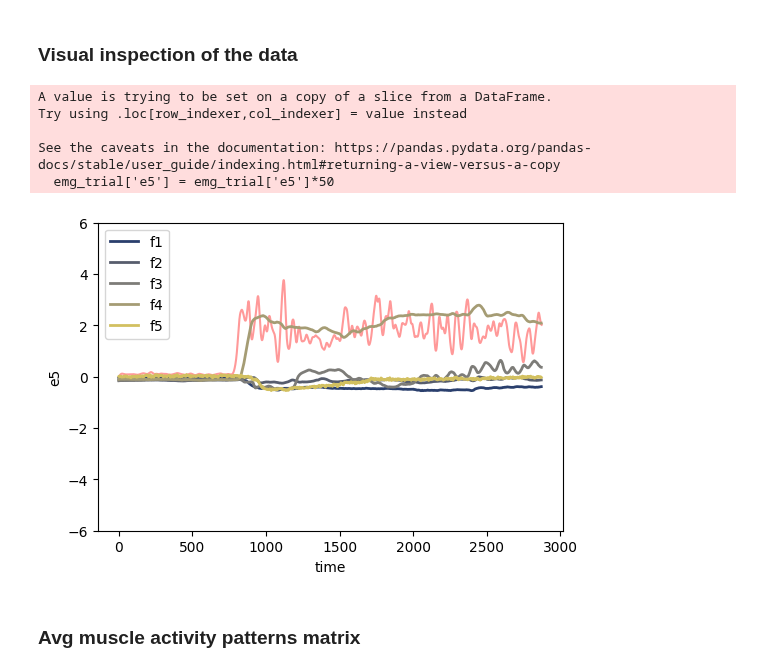
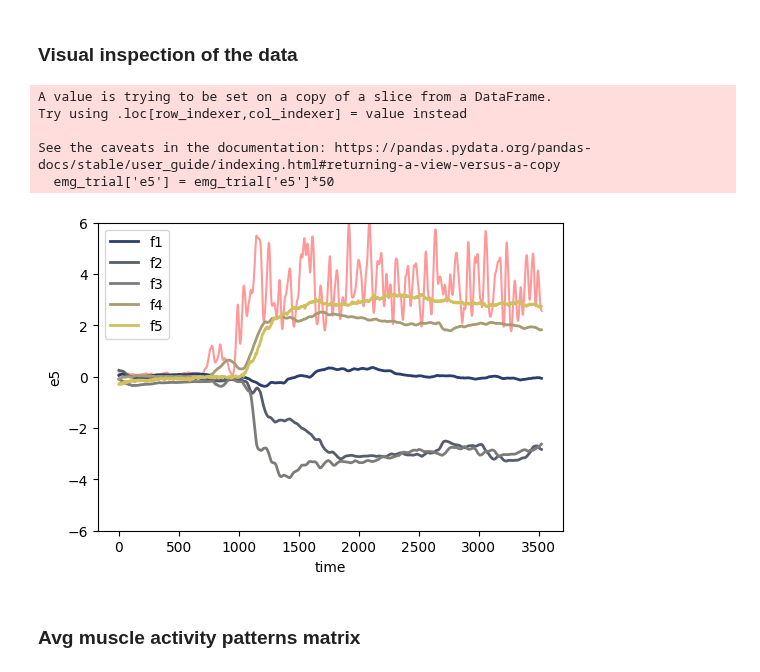
Before and after one commit to alighavam/EFC_patternfMRI, a Jupyter notebook: efcp_notebook.ipynb, the cells around one changed output. Drawn from its saved outputs; the diff is of its cells as text; code cells hidden in the pictures.

```diff
--- a/efcp_notebook.ipynb
+++ b/efcp_notebook.ipynb
@@ -36,38 +36,38 @@ import importlib
 import matplotlib.pyplot as plt
 import seaborn as sns
 
-BN = 1
-TN = 9
+BN = 3
+TN = 11
 
 mov_trial = mov[(mov['BN'])==BN & (mov['TN']==TN) & (mov['state']<4)]
 emg_trial = emg[(emg['BN'])==BN & (emg['TN']==TN)]
 
 # plot force:
 fig, ax1 = plt.subplots(1, 1, sharex=True, figsize=(6, 4))
 colors = sns.color_palette("cividis", 5)  # Generate a list of 5 colors from the 'cividis' palette
 
 # Plot emg:
 emg_trial['e5'] = emg_trial['e5']*50
 sns.lineplot(data=emg_trial, x='time', y='e5', ax=ax1, color='r', alpha=0.4)
 
 # Plot force
 sns.lineplot(data=mov_trial, x='time', y='f1', ax=ax1, label='f1', color=colors[0], lw=2)
 sns.lineplot(data=mov_trial, x='time', y='f2', ax=ax1, label='f2', color=colors[1], lw=2)
 sns.lineplot(data=mov_trial, x='time', y='f3', ax=ax1, label='f3', color=colors[2], lw=2)
 sns.lineplot(data=mov_trial, x='time', y='f4', ax=ax1, label='f4', color=colors[3], lw=2)
 sns.lineplot(data=mov_trial, x='time', y='f5', ax=ax1, label='f5', color=colors[4], lw=2)
 ax1.set_ylim([-6, 6])
 # ax1.set_ylabel('Force')
 ax1.legend()
 
 plt.show()
 # %% [output]
 A value is trying to be set on a copy of a slice from a DataFrame.
 Try using .loc[row_indexer,col_indexer] = value instead
 
 See the caveats in the documentation: https://pandas.pydata.org/pandas-docs/stable/user_guide/indexing.html#returning-a-view-versus-a-copy
   emg_trial['e5'] = emg_trial['e5']*50
-[figure, old version]
+[figure, new version]
 # %% [markdown]
 ### Avg muscle activity patterns matrix
 # %%
```
Also changed, not shown: parts of 3 cells of this notebook.
